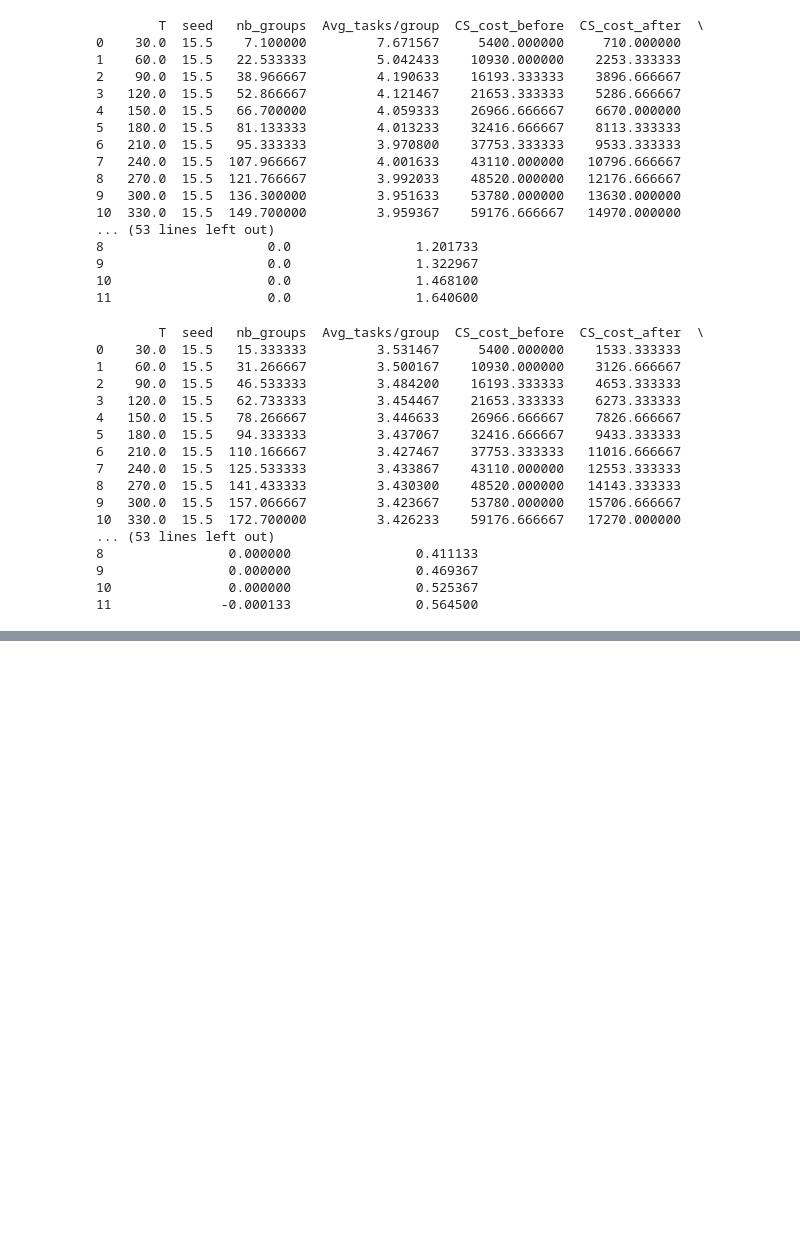
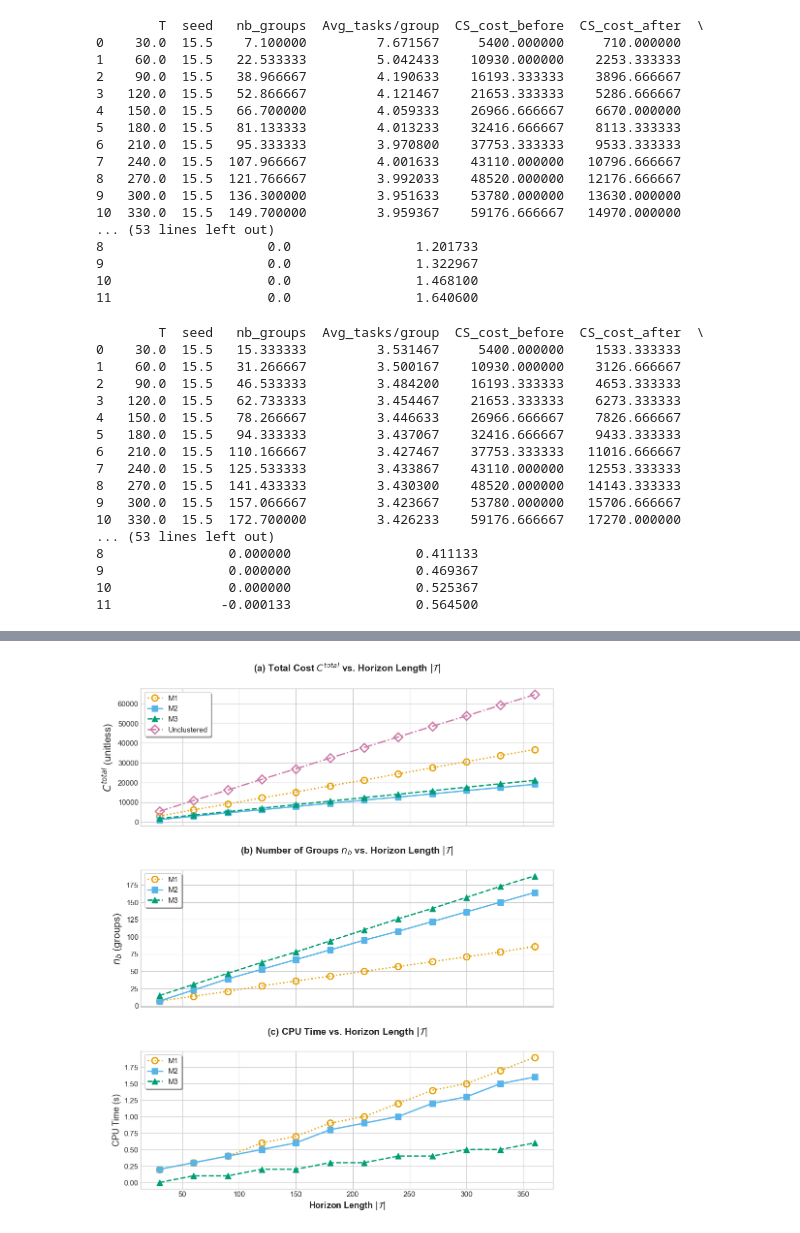
Before and after one commit to WenboWu322/Journal-SI-Reliability-maintenance, a Jupyter notebook: Plot_sensitivity_T.ipynb, the cells around one changed output, grey strips where cells are left out. Saved outputs shown, nothing was run; the diff lists cells and outputs as text; code cells hidden in the pictures; blank space fills up the shorter version.

```diff
--- a/Plot_sensitivity_T.ipynb
+++ b/Plot_sensitivity_T.ipynb
@@ -222,0 +223,76 @@ plt.show()
+# %%
+import matplotlib.pyplot as plt
+import numpy as np
+
+# ===== 新数据：T (Horizon Length) =====
+T = np.arange(30, 361, 30)
+
+# M1
+total_cost_M1 = np.array([3036.00, 6186.83, 9154.00, 12234.83, 15169.67, 18335.00, 21268.33, 24375.5, 27523.5, 30569.83, 33681.00, 36773.67])
+num_groups_M1 = np.array([7, 14, 21, 29, 36, 43, 50, 57, 64, 71, 78, 86])
+cpu_time_M1   = np.array([0.2, 0.3, 0.4, 0.6, 0.7, 0.9, 1.0, 1.2, 1.4, 1.5, 1.7, 1.9])
+
+# M2
+total_cost_M2 = np.array([1174.17, 2938.67, 4650.17, 6248.83, 7858.00, 9500.67, 11123.33, 12634.67, 14264.67, 15920.50, 17492.50, 19121.17])
+num_groups_M2 = np.array([7, 23, 39, 53, 67, 81, 95, 108, 122, 136, 150, 164])
+cpu_time_M2   = np.array([0.2, 0.3, 0.4, 0.5, 0.6, 0.8, 0.9, 1.0, 1.2, 1.3, 1.5, 1.6])
+
+# M3
+total_cost_M3 = np.array([1726.50, 3517.83, 5237.50, 7055.67, 8796.67, 10593.83, 12371.67, 14092.17, 15868.67, 17631.00, 19381.50, 21117.33])
+num_groups_M3 = np.array([15, 31, 47, 63, 78, 94, 110, 126, 141, 157, 173, 188])
+cpu_time_M3   = np.array([0.0, 0.1, 0.1, 0.2, 0.2, 0.3, 0.3, 0.4, 0.4, 0.5, 0.5, 0.6])
+
+# Baseline
+total_cost_Mb = np.array([5400.00, 10930.00, 16193.00, 21653.33, 26966.67, 32416.67, 37753.33, 43110.00, 48520.00, 53780.00, 59176.67, 64570.00])
+
+# ===== 美化设置（完全一致）=====
+plt.style.use('seaborn-v0_8-whitegrid')
+plt.rcParams.update({
+    'font.size': 12, 'axes.titlesize': 14, 'axes.labelsize': 13,
+    'xtick.labelsize': 11, 'ytick.labelsize': 11, 'legend.fontsize': 11
+})
+
+fig, axes = plt.subplots(3, 1, figsize=(10, 12), sharex=True)
+
+# ===== 终极样式字典（深紫Mb，无撞色）=====
+styles = {
+    'M1': {'color': '#E69F00', 'marker': 'o', 'linestyle': ':', 'ms': 9, 'lw': 2,
+           'fillstyle': 'none', 'markeredgecolor': '#E69F00', 'markeredgewidth': 2},
+    'M2': {'color': '#56B4E9', 'marker': 's', 'linestyle': '-', 'ms': 9, 'lw': 2},
+    'M3': {'color': '#009E73', 'marker': '^', 'linestyle': '--', 'ms': 9, 'lw': 2},
+    'Mb': {'color': '#CC79A7', 'marker': 'D', 'linestyle': '-.', 'ms': 9, 'lw': 2,
+           'fillstyle': 'none', 'markeredgecolor': '#CC79A7', 'markeredgewidth': 2}
+}
+
+# ========== 图1：Total Cost ==========
+for name, data in [('M1', total_cost_M1), ('M2', total_cost_M2),
+                   ('M3', total_cost_M3), ('Mb', total_cost_Mb)]:
+    axes[0].plot(T, data, **styles[name],
+                label="Unclustered" if name=="Mb" else name)
+
+axes[0].set_ylabel('$C^{total}$ (unitless)', fontsize=15)
+axes[0].set_title('(a) Total Cost $C^{total}$ vs. Horizon Length $|\mathcal{T}|$', pad=25, fontweight='bold')
+axes[0].legend(loc='upper left', frameon=True, fancybox=True, shadow=True)
+
+# ========== 图2：Number of Groups ==========
+for name, data in [('M1', num_groups_M1), ('M2', num_groups_M2), ('M3', num_groups_M3)]:
+    axes[1].plot(T, data, **styles[name], label=name)
+
+axes[1].set_ylabel('$n_{b}$ (groups)', fontsize=15)
+axes[1].set_title('(b) Number of Groups $n_b$ vs. Horizon Length $|\mathcal{T}|$', pad=25, fontweight='bold')
+axes[1].legend(loc='upper left', frameon=True, fancybox=True, shadow=True)
+
+# ========== 图3：CPU Time ==========
+for name, data in [('M1', cpu_time_M1), ('M2', cpu_time_M2), ('M3', cpu_time_M3)]:
+    axes[2].plot(T, data, **styles[name], label=name)
+
+axes[2].set_xlabel('Horizon Length $|\mathcal{T}|$', fontsize=13, fontweight='bold')
+axes[2].set_ylabel('CPU Time (s)', fontsize=13)
+axes[2].set_title('(c) CPU Time vs. Horizon Length $|\mathcal{T}|$', pad=25, fontweight='bold')
+axes[2].legend(loc='upper left', frameon=True, fancybox=True, shadow=True)
+
+plt.tight_layout(pad=2.0)
+# plt.savefig('sensitivity_T_analysis.png', dpi=300, bbox_inches='tight', facecolor='white')
+plt.show()
+# %% [output]
+[figure, added]
```
Also changed, not shown: parts of 1 cell of this notebook, 18 other files.
